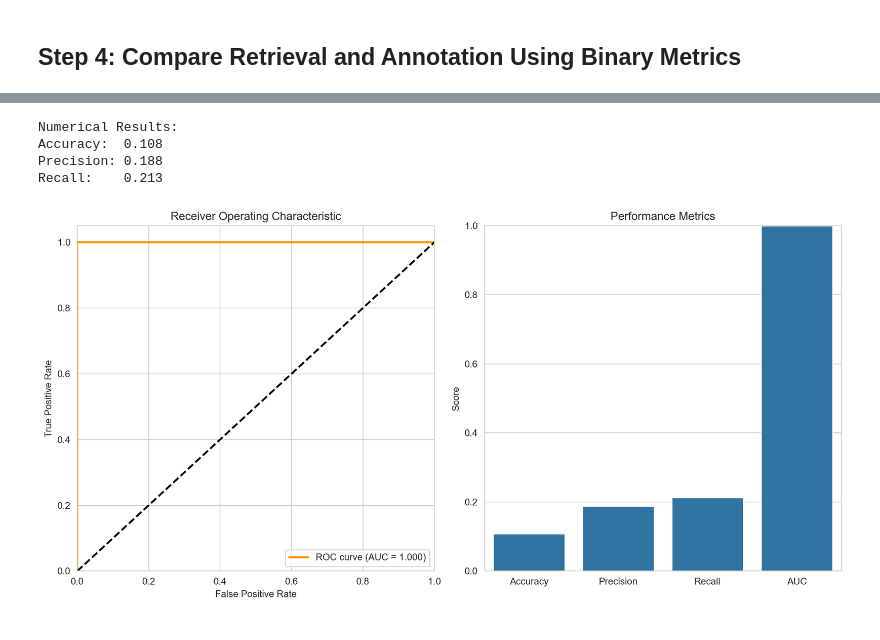
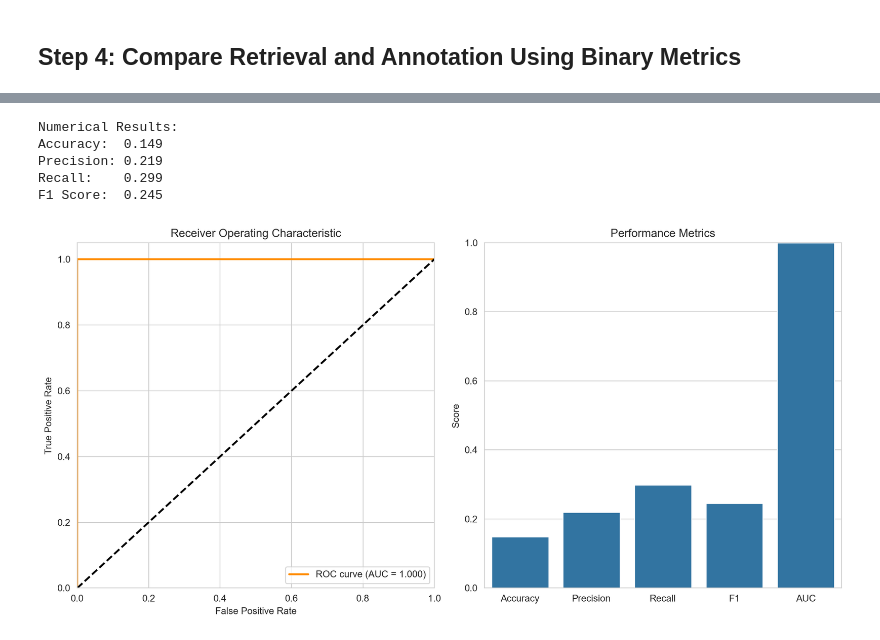
Before and after one commit to suim-park/GraphRAG_experiments, a Jupyter notebook: retrieve.ipynb, the cells around one changed output, grey strips where cells are left out. Saved outputs shown, nothing was run; the diff lists cells and outputs as text; code cells hidden in the pictures.

```diff
--- a/retrieve.ipynb
+++ b/retrieve.ipynb
@@ -173,11 +187,11 @@ The [*1..{max_hops}] syntax in the Cypher query defines a variable-length relati
 This flexibility is particularly useful in knowledge graphs where relevant information might be connected through intermediate concepts or relationships.
 # %%
 # Set pandas display options to show the full text content
-pd.set_option('display.max_colwidth', None)
-pd.set_option('display.max_rows', None)
-pd.set_option('display.max_columns', None)
+pd.set_option("display.max_colwidth", None)
+pd.set_option("display.max_rows", None)
+pd.set_option("display.max_columns", None)
 # seeting up hyperparameters
-topk = 36 # 36 questions in total
+topk = 10  # 36 questions in total (10 papers only for ARDS)
 limit = 20
 similarity_threshold = 0.8
 max_hops = 1
@@ -210,0 +258,8 @@ display(BM_df.head())
+# %%
+concatenated_df = pd.concat(
+    [analysis_df.iloc[:topk], relevant_docs_df.iloc[:topk]], axis=1
+)
+# %%
+concatenated_df = concatenated_df[
+    ["Question Number", "Question", "Docs", "Retrieved Files", "Avg Similarity"]
+]
@@ -210,0 +275,2 @@ display(BM_df.head())
+# %%
+concatenated_df = clean_retrieved_files(concatenated_df)
@@ -211,16 +307,20 @@ display(BM_df.head())
 # %%
 # Print numerical results
 print("\nNumerical Results:")
 print(f"Accuracy:  {BM_df['Accuracy'].mean():.3f}")
 print(f"Precision: {BM_df['Precision'].mean():.3f}")
 print(f"Recall:    {BM_df['Recall'].mean():.3f}")
+print(f"F1 Score:  {BM_df['F1'].mean():.3f}")
 
 # Plot the metrics and ROC curve
-metrics_plot = plot_metrics_and_roc(BM_df , score_column='Avg Similarity',threshold = 0.85)
+metrics_plot = plot_metrics_and_roc(
+    BM_df, score_column="Avg Similarity", threshold=0.85
+)
 metrics_plot.show()
 # %% [output]
 Numerical Results:
-Accuracy:  0.108
-Precision: 0.188
-Recall:    0.213
+Accuracy:  0.149
+Precision: 0.219
+Recall:    0.299
+F1 Score:  0.245
-[figure, old version]
+[figure, new version]
```
Also changed, not shown: parts of 14 cells of this notebook, 8 other files.
